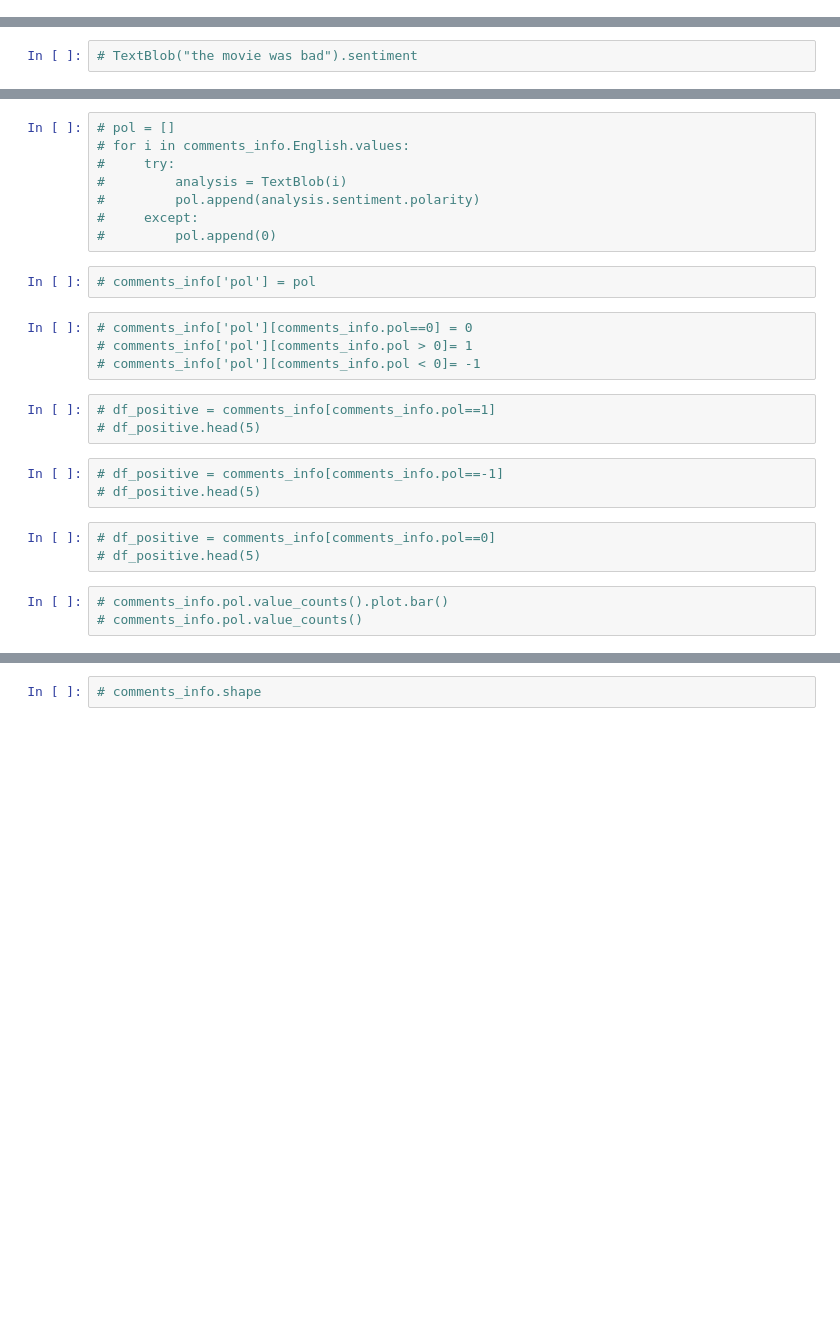
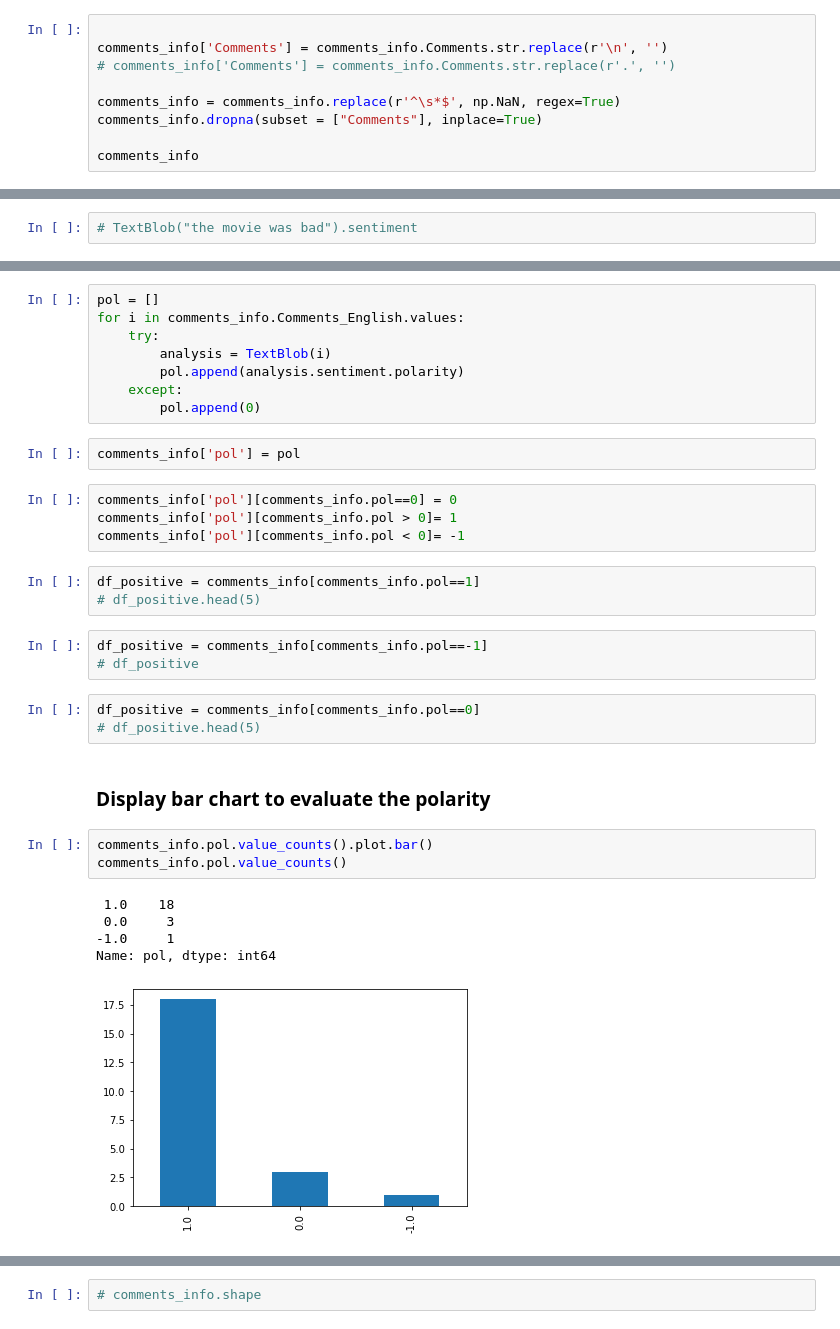
Before and after one commit to gouemoolaf28/project_pedagogique_analyse_des_sentiments, a Jupyter notebook: part_1/Untitled.ipynb, the cells around one changed output, grey strips where cells are left out. Drawn from its saved outputs; the diff is of its cells as text; blank space fills up the shorter version.

```diff
--- a/part_1/Untitled.ipynb
+++ b/part_1/Untitled.ipynb
@@ -84,0 +85,9 @@
+# %%
+
+comments_info['Comments'] = comments_info.Comments.str.replace(r'\n', '')
+# comments_info['Comments'] = comments_info.Comments.str.replace(r'.', '')
+
+comments_info = comments_info.replace(r'^\s*$', np.NaN, regex=True)
+comments_info.dropna(subset = ["Comments"], inplace=True)
+
+comments_info
@@ -92,26 +123,34 @@
 # %%
-# pol = []
-# for i in comments_info.English.values:
-#     try:
-#         analysis = TextBlob(i)
-#         pol.append(analysis.sentiment.polarity)
-#     except:
-#         pol.append(0)
+pol = []
+for i in comments_info.Comments_English.values:
+    try:
+        analysis = TextBlob(i)
+        pol.append(analysis.sentiment.polarity)
+    except:
+        pol.append(0)
 # %%
-# comments_info['pol'] = pol
+comments_info['pol'] = pol
 # %%
-# comments_info['pol'][comments_info.pol==0] = 0
-# comments_info['pol'][comments_info.pol > 0]= 1
-# comments_info['pol'][comments_info.pol < 0]= -1
+comments_info['pol'][comments_info.pol==0] = 0
+comments_info['pol'][comments_info.pol > 0]= 1
+comments_info['pol'][comments_info.pol < 0]= -1
 # %%
-# df_positive = comments_info[comments_info.pol==1]
+df_positive = comments_info[comments_info.pol==1]
 # df_positive.head(5)
+# %%
+df_positive = comments_info[comments_info.pol==-1]
+# df_positive
 # %%
-# df_positive = comments_info[comments_info.pol==-1]
+df_positive = comments_info[comments_info.pol==0]
 # df_positive.head(5)
-# %%
-# df_positive = comments_info[comments_info.pol==0]
-# df_positive.head(5)
+# %% [markdown]
+### Display bar chart to evaluate the polarity
 # %%
-# comments_info.pol.value_counts().plot.bar()
-# comments_info.pol.value_counts()
+comments_info.pol.value_counts().plot.bar()
+comments_info.pol.value_counts()
+# %% [output]
+ 1.0    18
+ 0.0     3
+-1.0     1
+Name: pol, dtype: int64
+[figure, added]
```
Also changed, not shown: parts of 39 cells of this notebook.
